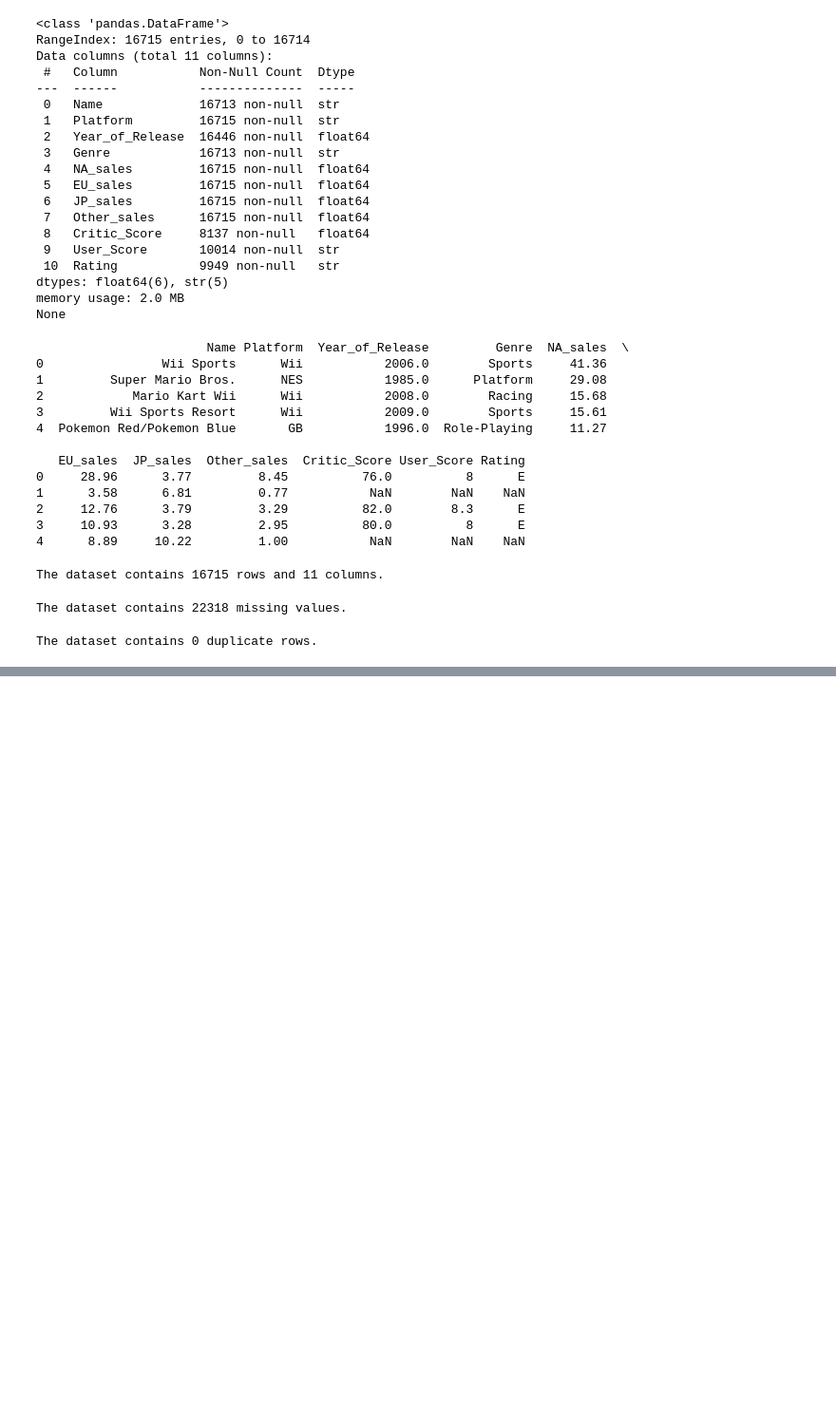
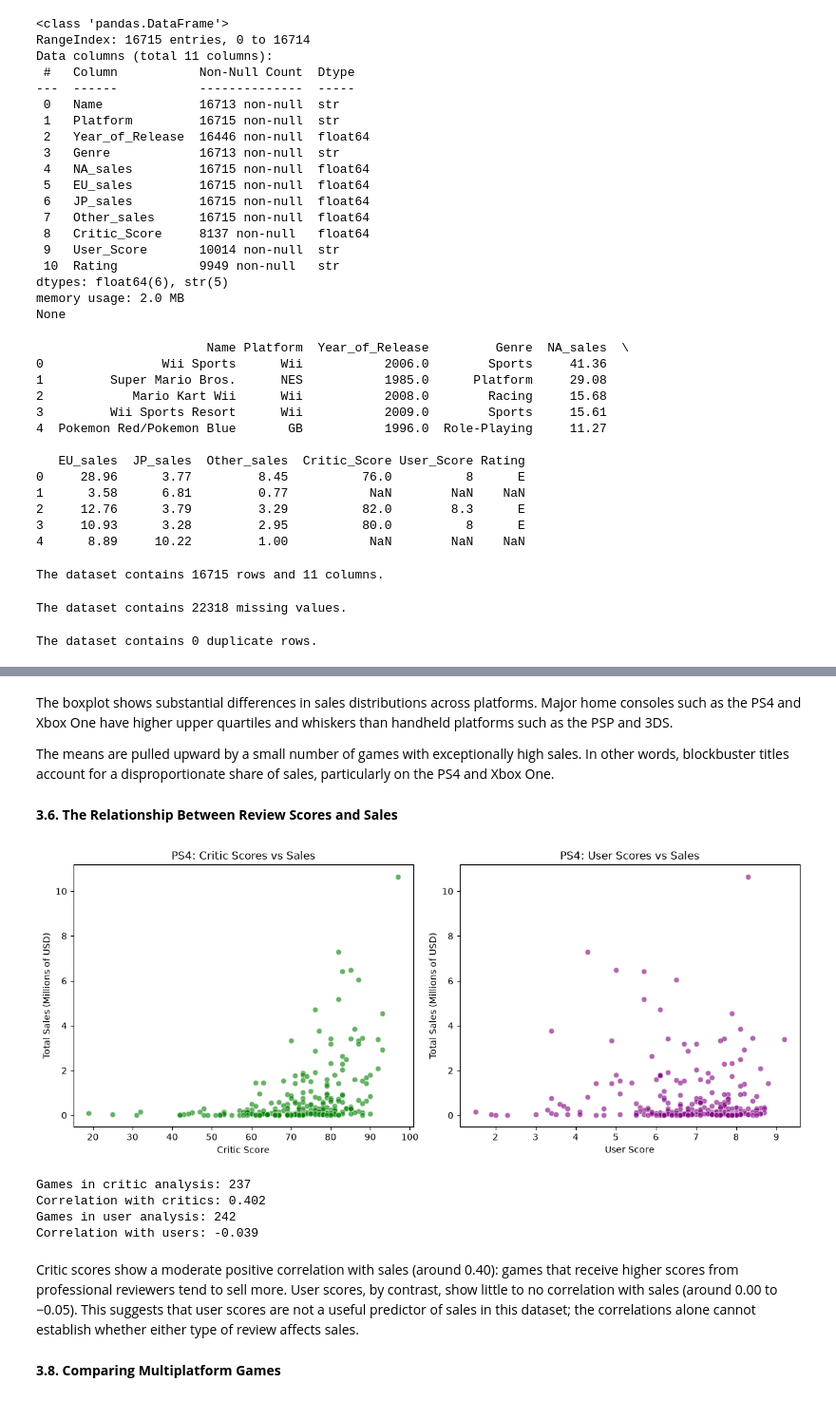
Before and after one commit to FreddyBuiatti/Sprint_6_Project, a Jupyter notebook: notebooks/games_analysis.ipynb, the cells around one changed output, grey strips where cells are left out. Shown at 95% size. Saved outputs shown, nothing was run; the diff lists cells and outputs as text; code cells hidden in the pictures; blank space fills up the shorter version.

```diff
--- a/notebooks/games_analysis.ipynb
+++ b/notebooks/games_analysis.ipynb
@@ -192,0 +263,54 @@ Discuss incomplete 2016 data, missing values, and other factors that limit the c
+# %% [markdown]
+The boxplot shows substantial differences in sales distributions across platforms. Major home consoles such as the PS4 and Xbox One have higher upper quartiles and whiskers than handheld platforms such as the PSP and 3DS.
+
+The means are pulled upward by a small number of games with exceptionally high sales. In other words, blockbuster titles account for a disproportionate share of sales, particularly on the PS4 and Xbox One.
+# %% [markdown]
+**3.6. The Relationship Between Review Scores and Sales**
+# %%
+# Selecting only PS4 data for further analysis
+ps4_data = relevant_data[relevant_data['platform'] == 'PS4']
+
+# Cada análise usa apenas as colunas de que precisa
+ps4_critic = ps4_data.dropna(subset=['critic_score', 'total_sales'])
+ps4_user = ps4_data.dropna(subset=['user_score', 'total_sales'])
+
+fig, axes = plt.subplots(1, 2, figsize=(12, 5))
+
+sns.scatterplot(
+    data=ps4_critic, x='critic_score', y='total_sales',
+    alpha=0.6, color='green', ax=axes[0]
+)
+axes[0].set(
+    title='PS4: Critic Scores vs Sales',
+    xlabel='Critic Score',
+    ylabel='Total Sales (Millions of USD)'
+)
+
+sns.scatterplot(
+    data=ps4_user, x='user_score', y='total_sales',
+    alpha=0.6, color='purple', ax=axes[1]
+)
+axes[1].set(
+    title='PS4: User Scores vs Sales',
+    xlabel='User Score',
+    ylabel='Total Sales (Millions of USD)'
+)
+
+plt.tight_layout()
+plt.show()
+
+print(f"Games in critic analysis: {len(ps4_critic)}")
+print(f"Correlation with critics: {ps4_critic['critic_score'].corr(ps4_critic['total_sales']):.3f}")
+
+print(f"Games in user analysis: {len(ps4_user)}")
+print(f"Correlation with users: {ps4_user['user_score'].corr(ps4_user['total_sales']):.3f}")
+# %% [output]
+[figure, added]
+Games in critic analysis: 237
+Correlation with critics: 0.402
+Games in user analysis: 242
+Correlation with users: -0.039
+# %% [markdown]
+Critic scores show a moderate positive correlation with sales (around 0.40): games that receive higher scores from professional reviewers tend to sell more. User scores, by contrast, show little to no correlation with sales (around 0.00 to −0.05). This suggests that user scores are not a useful predictor of sales in this dataset; the correlations alone cannot establish whether either type of review affects sales.
+# %% [markdown]
+**3.8. Comparing Multiplatform Games**
```
Also changed, not shown: parts of 36 cells of this notebook.
